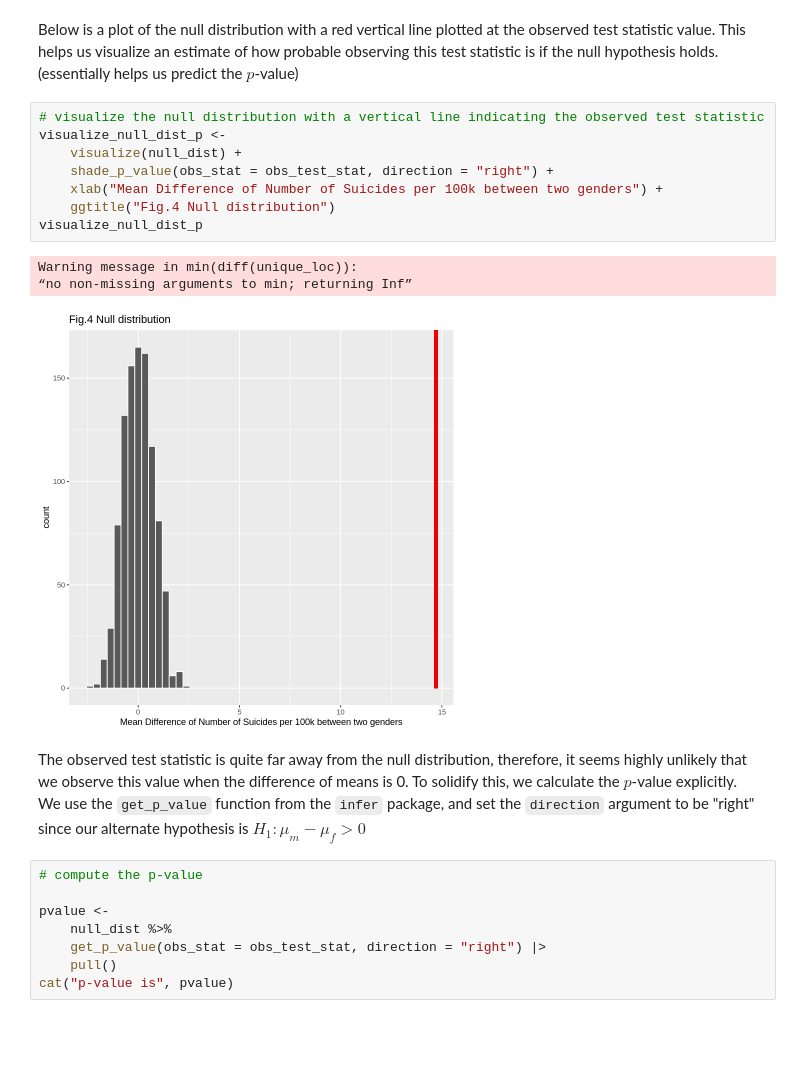
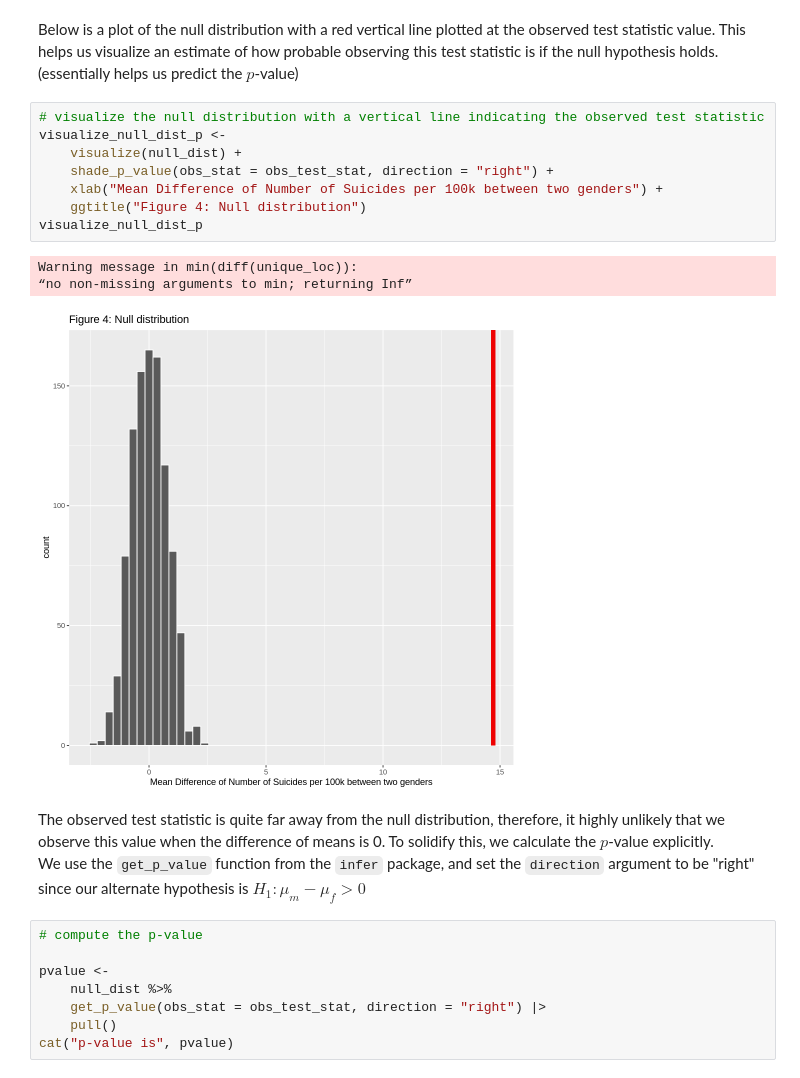
Before and after one commit to agoel25/stat_201_group_11, a Jupyter notebook: Final report.ipynb, the cells around one changed output. Drawn from its saved outputs; the diff is of its cells as text; blank space fills up the shorter version.

```diff
--- a/Final report.ipynb
+++ b/Final report.ipynb
@@ -214,17 +232,17 @@ Below is a plot of the null distribution with a red vertical line plotted at the
 # %%
 # visualize the null distribution with a vertical line indicating the observed test statistic
 visualize_null_dist_p <-
     visualize(null_dist) +
     shade_p_value(obs_stat = obs_test_stat, direction = "right") +
     xlab("Mean Difference of Number of Suicides per 100k between two genders") +
-    ggtitle("Fig.4 Null distribution")
+    ggtitle("Figure 4: Null distribution")
 visualize_null_dist_p
 # %% [output]
 Warning message in min(diff(unique_loc)):
 “no non-missing arguments to min; returning Inf”
-[figure, old version]
+[figure, new version]
 # %% [markdown]
-The observed test statistic is quite far away from the null distribution, therefore, it seems highly unlikely that we observe this value when the difference of means is 0. To solidify this, we calculate the $p$-value explicitly. <br>
+The observed test statistic is quite far away from the null distribution, therefore, it highly unlikely that we observe this value when the difference of means is 0. To solidify this, we calculate the $p$-value explicitly. <br>
 We use the `get_p_value` function from the `infer` package, and set the `direction` argument to be "right" since our alternate hypothesis is $H_1: \mu_m - \mu_f > 0$
 # %%
 # compute the p-value
```
Also changed, not shown: parts of 3 cells of this notebook.
